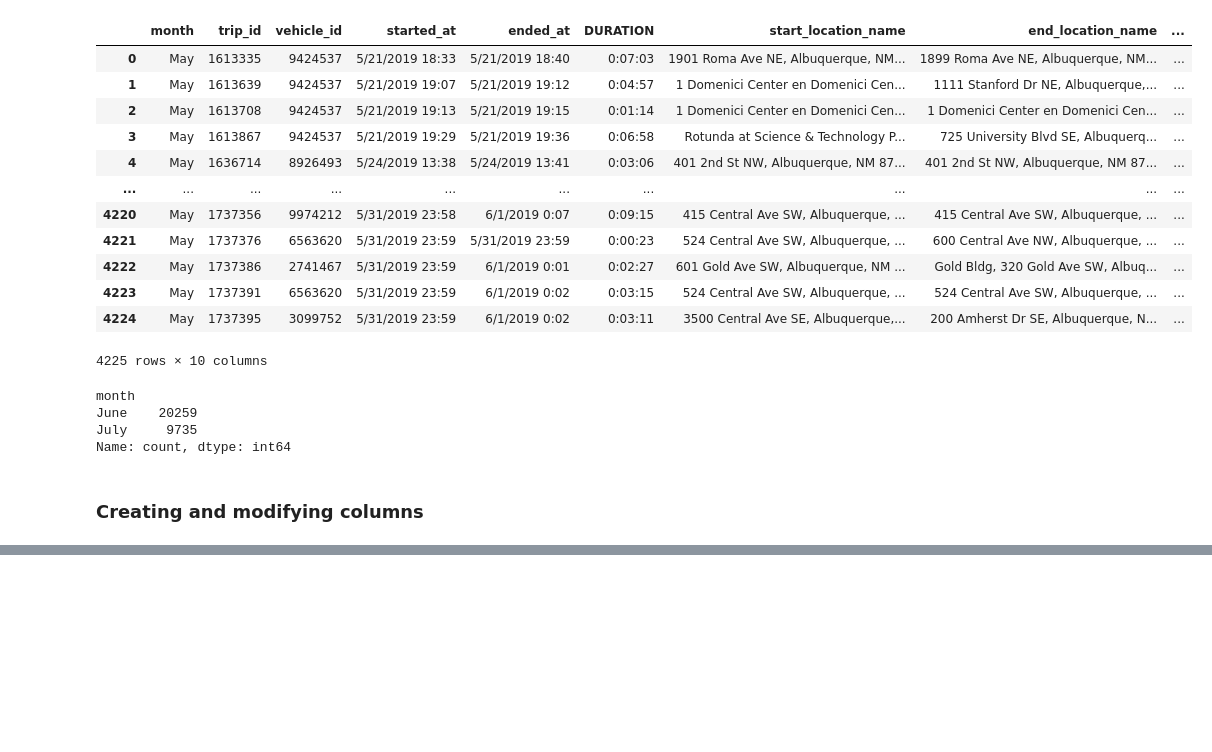
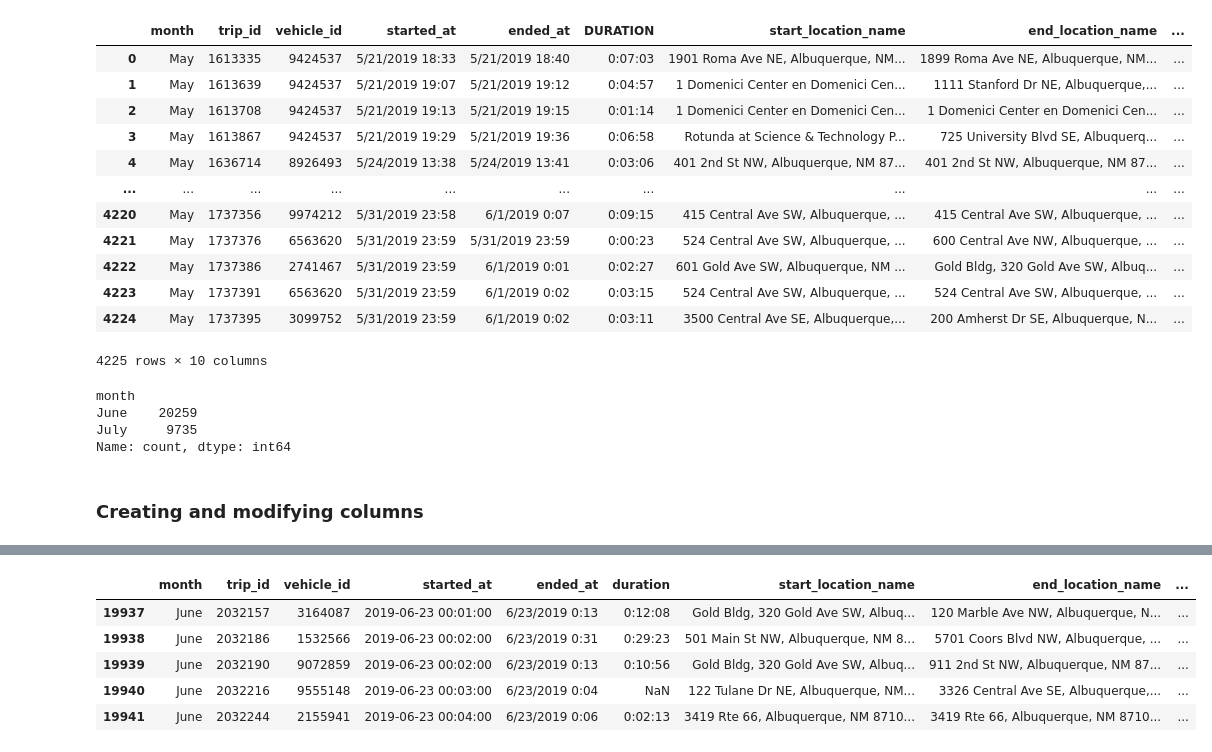
Before and after one commit to Mahdi88BH/Data-Engineering, a Jupyter notebook: Data_Validation/Exploratory_Data_Analysis.ipynb, the cells around one changed output, grey strips where cells are left out. Drawn from its saved outputs; the diff is of its cells as text; code cells hidden in the pictures; blank space fills up the shorter version.

Commit message:
Creating and Modifying Columns

```diff
--- a/Data_Validation/Exploratory_Data_Analysis.ipynb
+++ b/Data_Validation/Exploratory_Data_Analysis.ipynb
@@ -410,0 +465,4 @@ Name: count, dtype: int64
+# %%
+df.loc[df['TRIP_ID'] == 1737416, 'new column'] = 'Yes'
+
+df[['TRIP_ID', 'new column']].head()
@@ -410,0 +476,4 @@ Name: count, dtype: int64
+# %%
+df.columns = [x.lower() for x in df.columns]
+
+df.columns
@@ -410,0 +500,4 @@ Name: count, dtype: int64
+# %%
+df[['started_date', 'started_time']] = df['started_at'].str.split(expand=True)
+
+df[['started_date', 'started_time']]
@@ -410,0 +525,4 @@ Name: count, dtype: int64
+# %%
+df['started_at'] = pd.to_datetime(df['started_at'], format="%m/%d/%Y %H:%M")
+
+df.dtypes
@@ -410,0 +544,12 @@ Name: count, dtype: int64
+# %%
+when = '2019-06-23'
+x = df[df['started_at'] > when]
+
+x.head()
+# %% [output]
+|  | month | trip_id | vehicle_id | started_at | ended_at | duration | start_location_name | end_location_name | ... |
+| 19937 | June | 2032157 | 3164087 | 2019-06-23 00:01:00 | 6/23/2019 0:13 | 0:12:08 | Gold Bldg, 320 Gold Ave SW, Albuq... | 120 Marble Ave NW, Albuquerque, N... | ... |
+| 19938 | June | 2032186 | 1532566 | 2019-06-23 00:02:00 | 6/23/2019 0:31 | 0:29:23 | 501 Main St NW, Albuquerque, NM 8... | 5701 Coors Blvd NW, Albuquerque, ... | ... |
+| 19939 | June | 2032190 | 9072859 | 2019-06-23 00:02:00 | 6/23/2019 0:13 | 0:10:56 | Gold Bldg, 320 Gold Ave SW, Albuq... | 911 2nd St NW, Albuquerque, NM 87... | ... |
+| 19940 | June | 2032216 | 9555148 | 2019-06-23 00:03:00 | 6/23/2019 0:04 | NaN | 122 Tulane Dr NE, Albuquerque, NM... | 3326 Central Ave SE, Albuquerque,... | ... |
+| 19941 | June | 2032244 | 2155941 | 2019-06-23 00:04:00 | 6/23/2019 0:06 | 0:02:13 | 3419 Rte 66, Albuquerque, NM 8710... | 3419 Rte 66, Albuquerque, NM 8710... | ... |
```
Also changed, not shown: parts of 12 cells of this notebook.
